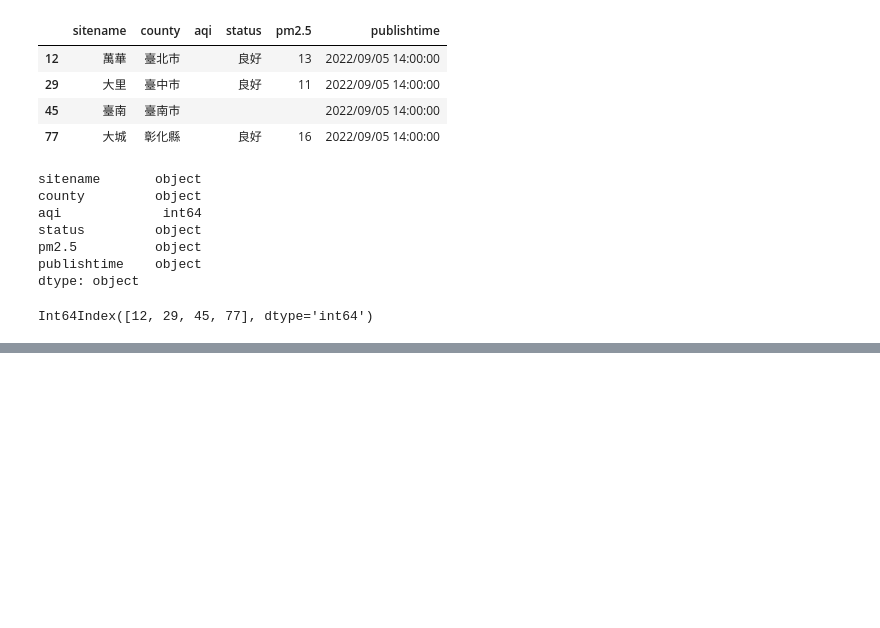
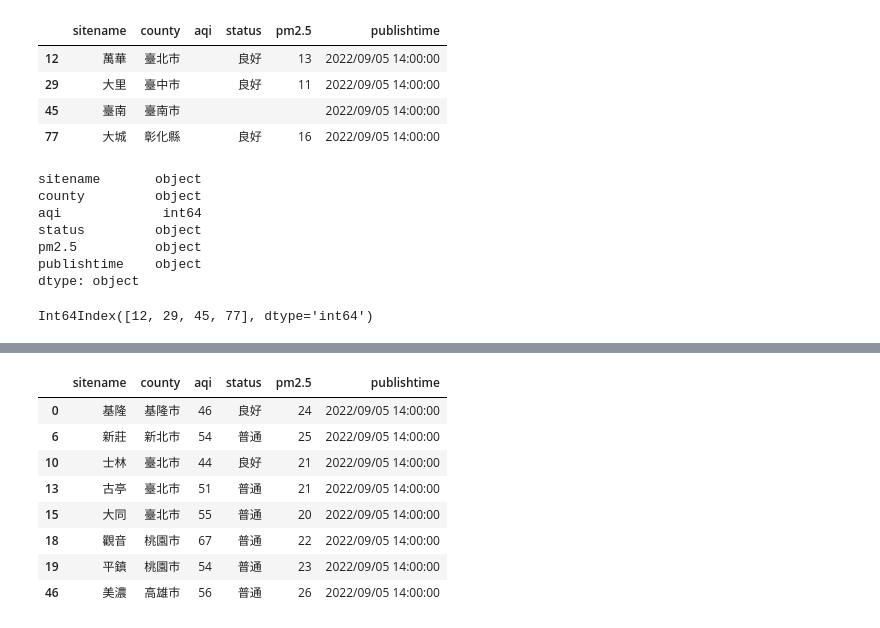
Before and after one commit to roberthsu2003/python, a Jupyter notebook: 上課用目錄/1108python應用基礎班/lesson12/learning2.ipynb, the cells around one changed output, grey strips where cells are left out. Saved outputs shown, nothing was run; the diff lists cells and outputs as text; code cells hidden in the pictures; blank space fills up the shorter version.

```diff
--- a/上課用目錄/1108python應用基礎班/lesson12/learning2.ipynb
+++ b/上課用目錄/1108python應用基礎班/lesson12/learning2.ipynb
@@ -106,0 +114,12 @@ dtype: object
+# %%
+dataFrame[dataFrame['pm2.5'] >= 20]
+# %% [output]
+|  | sitename | county | aqi | status | pm2.5 | publishtime |
+| 0 | 基隆 | 基隆市 | 46 | 良好 | 24 | 2022/09/05 14:00:00 |
+| 6 | 新莊 | 新北市 | 54 | 普通 | 25 | 2022/09/05 14:00:00 |
+| 10 | 士林 | 臺北市 | 44 | 良好 | 21 | 2022/09/05 14:00:00 |
+| 13 | 古亭 | 臺北市 | 51 | 普通 | 21 | 2022/09/05 14:00:00 |
+| 15 | 大同 | 臺北市 | 55 | 普通 | 20 | 2022/09/05 14:00:00 |
+| 18 | 觀音 | 桃園市 | 67 | 普通 | 22 | 2022/09/05 14:00:00 |
+| 19 | 平鎮 | 桃園市 | 54 | 普通 | 23 | 2022/09/05 14:00:00 |
+| 46 | 美濃 | 高雄市 | 56 | 普通 | 26 | 2022/09/05 14:00:00 |
```
Also changed, not shown: parts of 2 cells of this notebook.
